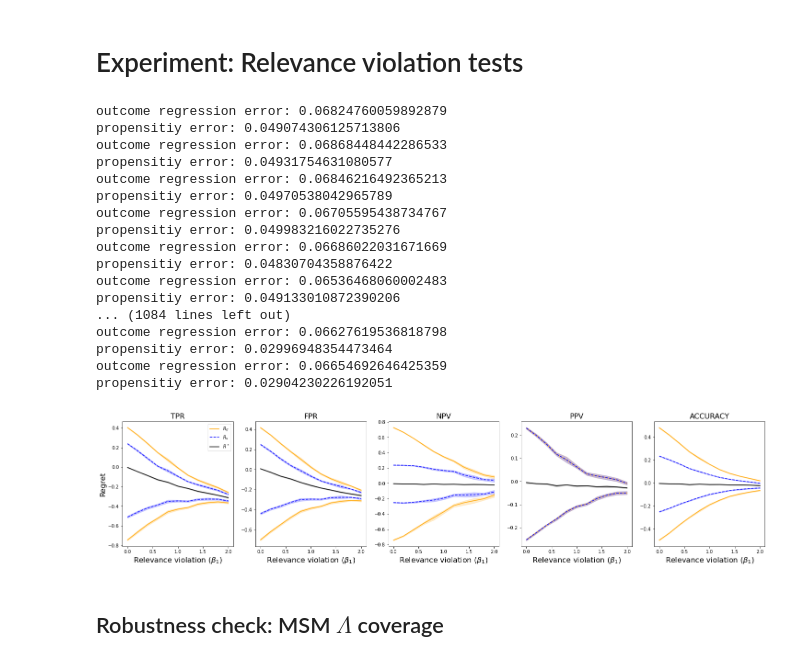
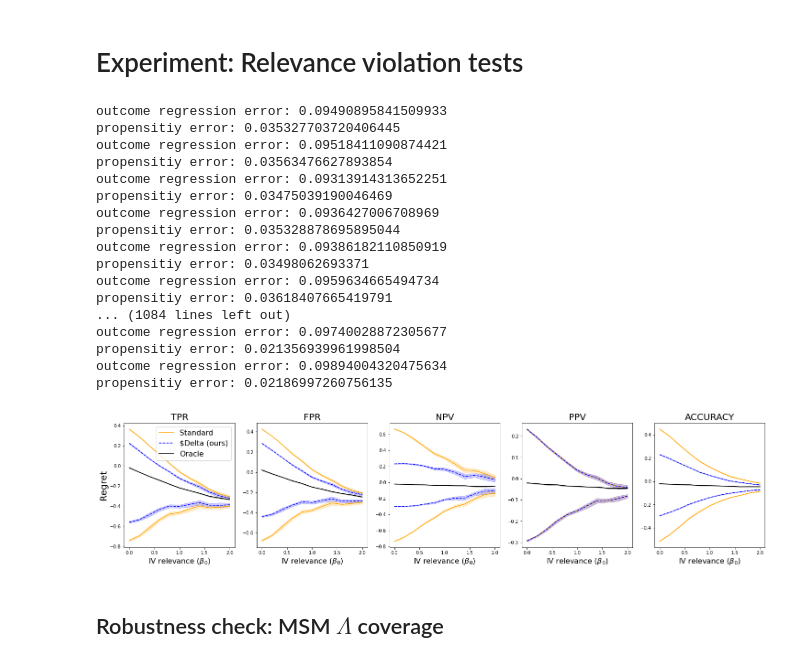
Before and after one commit to lguerdan/policy_comparison_under_confounding, a Jupyter notebook: synthetic_experiments_main.ipynb, the cells around one changed output. Cells and saved outputs as stored; diff of their text form; code cells hidden in the pictures.

```diff
--- a/synthetic_experiments_main.ipynb
+++ b/synthetic_experiments_main.ipynb
@@ -263,46 +264,48 @@ propensitiy error: 0.028317457803251837
 # %%
 lambdas = np.arange(1, 2.6, .1)
 Dx, Du = 5, 2
 nD = Dx+Du
 
 dgp = {
     'N': 20000,
     'Dx': Dx,
     'Du': Du,
     'nz': 10,                # Number of finite pre-treatment values
     'beta_zy': 0,            # Z -> Y loading (=0 ==> exclusion restriction is satisfied)
     'e1_coeffs': 4*np.random.rand(nD) - 2,
     'z_coeffs':  4*np.random.rand(nD) - 2,
     'mu1_coeffs': 4*np.random.rand(nD) - 1,
     'mu0_coeffs': 4*np.random.rand(nD) - 2,
     't_coeffs': 4*np.random.rand(nD) - 3,
     'lambda': 1.5,
     'lambda_star': 1.7,
-    'id_assumption': 'IV'
+    'id_assumption': 'IV',
+    'model': 'LR'
 }
 
 iv_dgp = set_dgp_config(dgp, 'IV')
 beta_zd = [0, .2, .4, 0.6, 0.8, 1, 1.2, 1.4, 1.6, 1.8, 2]
 brdf = experiments.relevance_sensitivity_experiment(iv_dgp, beta_zd, n_sims=10)
+plots.plot_relevance_sensitivity(brdf, 'figs/relevance_iv.pdf')
 # %% [output]
-outcome regression error: 0.06824760059892879
-propensitiy error: 0.049074306125713806
-outcome regression error: 0.06868448442286533
-propensitiy error: 0.04931754631080577
-outcome regression error: 0.06846216492365213
-propensitiy error: 0.04970538042965789
-outcome regression error: 0.06705595438734767
-propensitiy error: 0.049983216022735276
-outcome regression error: 0.06686022031671669
-propensitiy error: 0.04830704358876422
-outcome regression error: 0.06536468060002483
-propensitiy error: 0.049133010872390206
+outcome regression error: 0.09490895841509933
+propensitiy error: 0.035327703720406445
+outcome regression error: 0.09518411090874421
+propensitiy error: 0.03563476627893854
+outcome regression error: 0.09313914313652251
+propensitiy error: 0.03475039190046469
+outcome regression error: 0.0936427006708969
+propensitiy error: 0.035328878695895044
+outcome regression error: 0.09386182110850919
+propensitiy error: 0.03498062693371
+outcome regression error: 0.0959634665494734
+propensitiy error: 0.03618407665419791
 ... (1084 lines left out)
-outcome regression error: 0.06627619536818798
-propensitiy error: 0.02996948354473464
-outcome regression error: 0.06654692646425359
-propensitiy error: 0.02904230226192051
+outcome regression error: 0.09740028872305677
+propensitiy error: 0.021356939961998504
+outcome regression error: 0.09894004320475634
+propensitiy error: 0.02186997260756135
-[figure, old version]
+[figure, new version]
 # %% [markdown]
 ## Robustness check: MSM $\Lambda$ coverage
 # %%
```
Also changed, not shown: parts of 3 cells of this notebook, 11 other files.
